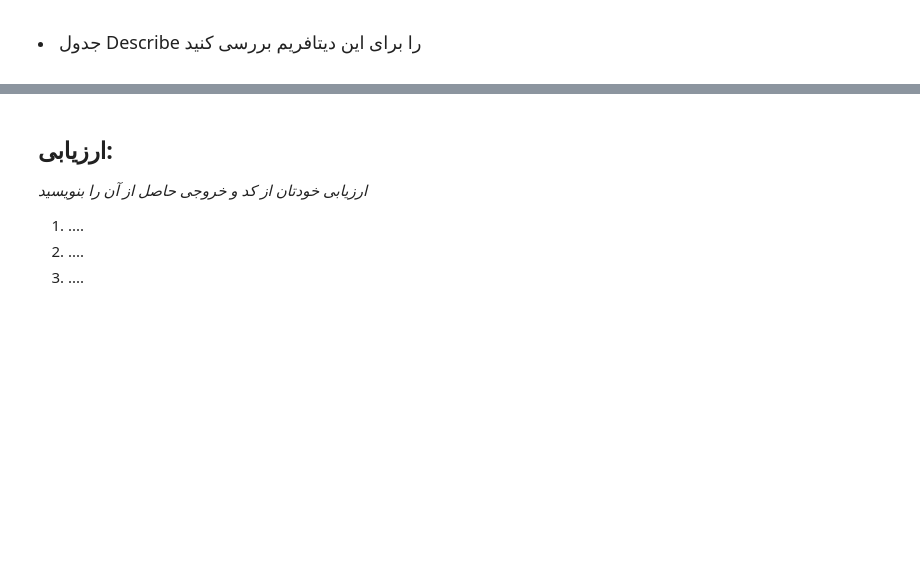
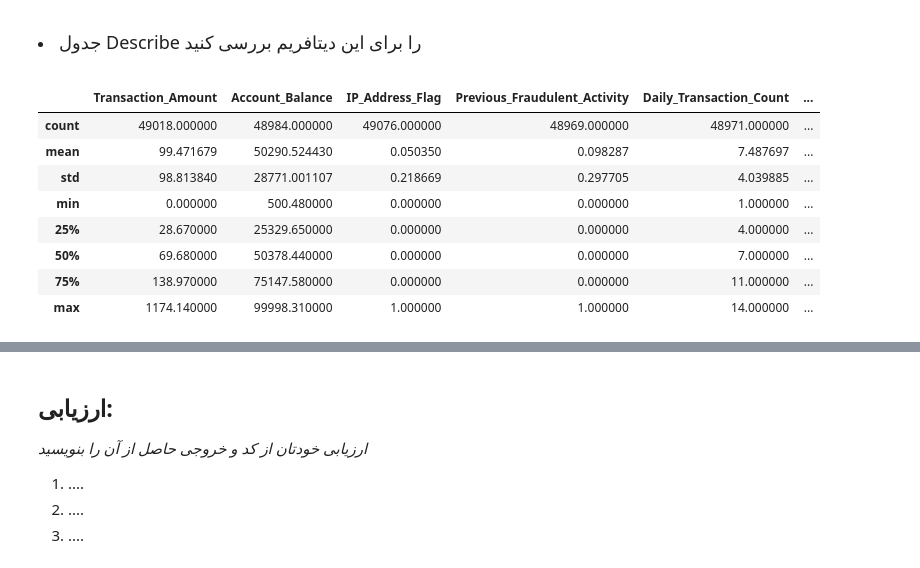
Before and after one commit to aghababaei-alireza/AI_Darsman, a Jupyter notebook: Semester 5 - Machine Learning/Homeworks/HW6/notebooks/S5-HW6-Alireza Aghababaei.ipynb, the cells around one changed output, grey strips where cells are left out. Cells and saved outputs as stored; diff of their text form; code cells hidden in the pictures; blank space fills up the shorter version.

```diff
--- a/Semester 5 - Machine Learning/Homeworks/HW6/notebooks/S5-HW6-Alireza Aghababaei.ipynb
+++ b/Semester 5 - Machine Learning/Homeworks/HW6/notebooks/S5-HW6-Alireza Aghababaei.ipynb
@@ -199,0 +206,4 @@
+# %%
+# TODO: دیتافریم را لود کنید
+with open("Semester 5 - Machine Learning/Homeworks/HW6/data/fraud_dataset_mod.csv", "r") as f:
+    df = pd.read_csv(f)
@@ -233,3 +336,14 @@
 </div>
 # %%
 # TODO: بررسی اطلاعات آمار و احتمالاتی دیتاست
+df.describe(include=['number'])
+# %% [output]
+|  | Transaction_Amount | Account_Balance | IP_Address_Flag | Previous_Fraudulent_Activity | Daily_Transaction_Count | ... |
+| count | 49018.000000 | 48984.000000 | 49076.000000 | 48969.000000 | 48971.000000 | ... |
+| mean | 99.471679 | 50290.524430 | 0.050350 | 0.098287 | 7.487697 | ... |
+| std | 98.813840 | 28771.001107 | 0.218669 | 0.297705 | 4.039885 | ... |
+| min | 0.000000 | 500.480000 | 0.000000 | 0.000000 | 1.000000 | ... |
+| 25% | 28.670000 | 25329.650000 | 0.000000 | 0.000000 | 4.000000 | ... |
+| 50% | 69.680000 | 50378.440000 | 0.000000 | 0.000000 | 7.000000 | ... |
+| 75% | 138.970000 | 75147.580000 | 0.000000 | 0.000000 | 11.000000 | ... |
+| max | 1174.140000 | 99998.310000 | 1.000000 | 1.000000 | 14.000000 | ... |
```
Also changed, not shown: parts of 11 cells of this notebook.
